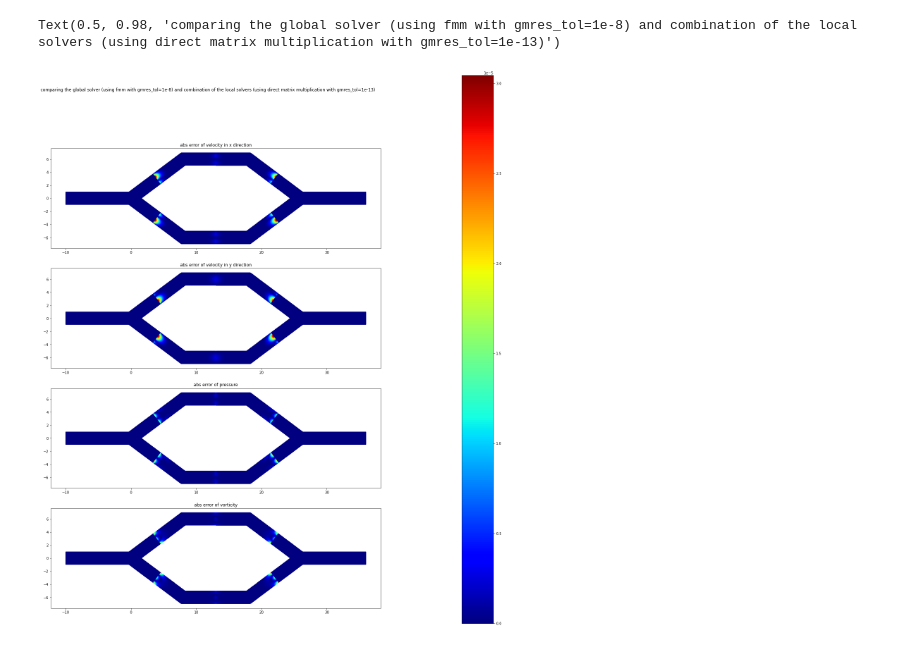
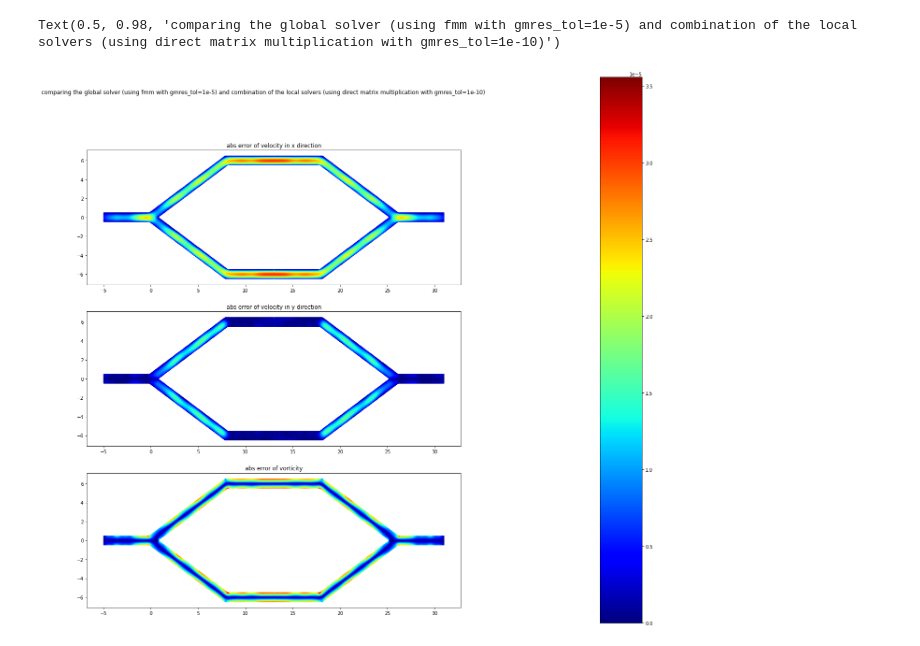
Before and after one commit to WangHaiYang874/stokes2d, a Jupyter notebook: test_fmm.ipynb, the cells around one changed output. Saved outputs shown, nothing was run; the diff lists cells and outputs as text; code cells hidden in the pictures.

```diff
--- a/test_fmm.ipynb
+++ b/test_fmm.ipynb
@@ -18,7 +18,7 @@ from fmm2dpy import cfmm2d
 with open('./exp1/dev_Pipes.pickle','rb') as f:
     pipes, shifts = pickle.load(f)
 # %%
-bdr_pipe = BoundaryPipe([BoundaryLet(-10,0,0,2,1),BoundaryLet(36,0,np.pi,2,-1)])
+bdr_pipe = BoundaryPipe([BoundaryLet(-5,0,0,1,-1),BoundaryLet(31,0,np.pi,1,1)])
 real_pipes = [RealPipe(p,shift_x=shift[0],shift_y=shift[1]) for p,shift in zip(pipes,shifts)]
 ps = PipeSystem(real_pipes,bdr_pipe)
 pipe = MultiplyConnectedPipeFromPipeSystem(ps)
@@ -64,2 +56,9 @@ pipe.build_plotting_data(xs,ys,interior)
 # %%
-u_global, v_global, p_global, o_global = pipe.fields_with_fluxes(np.array([-1]),0,0)
+u_global, v_global, p_global, o_global = pipe.fields_with_fluxes(np.array([1]),0,0)
+# %%
+fig,axes = plt.subplots(4,1,figsize=(20,24))
+
+for ax, field, title, in zip(axes, [u_global,v_global,p_global,o_global], ['velocity in x direction','velocity in y direction','pressure','vorticity']):
+    ax.set_aspect('equal')
+    ax.scatter(xs,ys,c=field,s=1,cmap='jet')
+    ax.set_title(title)
@@ -76,26 +77,26 @@ for v in ps.vertices:
 
 m = m&interior
 # %%
-fig,axes = plt.subplots(4,1,figsize=(25,24))
+fig,axes = plt.subplots(3,1,figsize=(25,18))
 
 fig.set_facecolor('white')
 
 mask = interior
-field1 = [u_field,v_field,p_field,o_field]
-field2 = [u_global, v_global, p_global, o_global]
+field1 = [u_field,v_field,o_field]
+field2 = [u_global, v_global, o_global]
 
 vmin = 0
 vmax = np.max([np.max(np.abs(f1[mask]-f2[mask])) for f1,f2 in zip(field1, field2)])
 
-for ax, f1, f2, title in zip(axes, field1, field2,['velocity in x direction','velocity in y direction','pressure','vorticity']):
+for ax, f1, f2, title in zip(axes, field1, field2,['velocity in x direction','velocity in y direction','vorticity']):
     ax.set_aspect('equal')
     im = ax.scatter(xs[mask],ys[mask],c=np.abs(f1[mask]-f2[mask]),s=1,cmap='jet',vmin=vmin,vmax=vmax)
     ax.set_title('abs error of '+title)
 
 fig.subplots_adjust(right=0.9)
 cbar_ax = fig.add_axes([0.9, 0.1, 0.05, 0.9])
 fig.colorbar(im, cax=cbar_ax)
-fig.suptitle('comparing the global solver (using fmm with gmres_tol=1e-8) and combination of the local solvers (using direct matrix multiplication with gmres_tol=1e-13)')
+fig.suptitle('comparing the global solver (using fmm with gmres_tol=1e-5) and combination of the local solvers (using direct matrix multiplication with gmres_tol=1e-10)')
 # %% [output]
-Text(0.5, 0.98, 'comparing the global solver (using fmm with gmres_tol=1e-8) and combination of the local solvers (using direct matrix multiplication with gmres_tol=1e-13)')
+Text(0.5, 0.98, 'comparing the global solver (using fmm with gmres_tol=1e-5) and combination of the local solvers (using direct matrix multiplication with gmres_tol=1e-10)')
-[figure, old version]
+[figure, new version]
```
Also changed, not shown: parts of 9 cells of this notebook, 2 other files.
